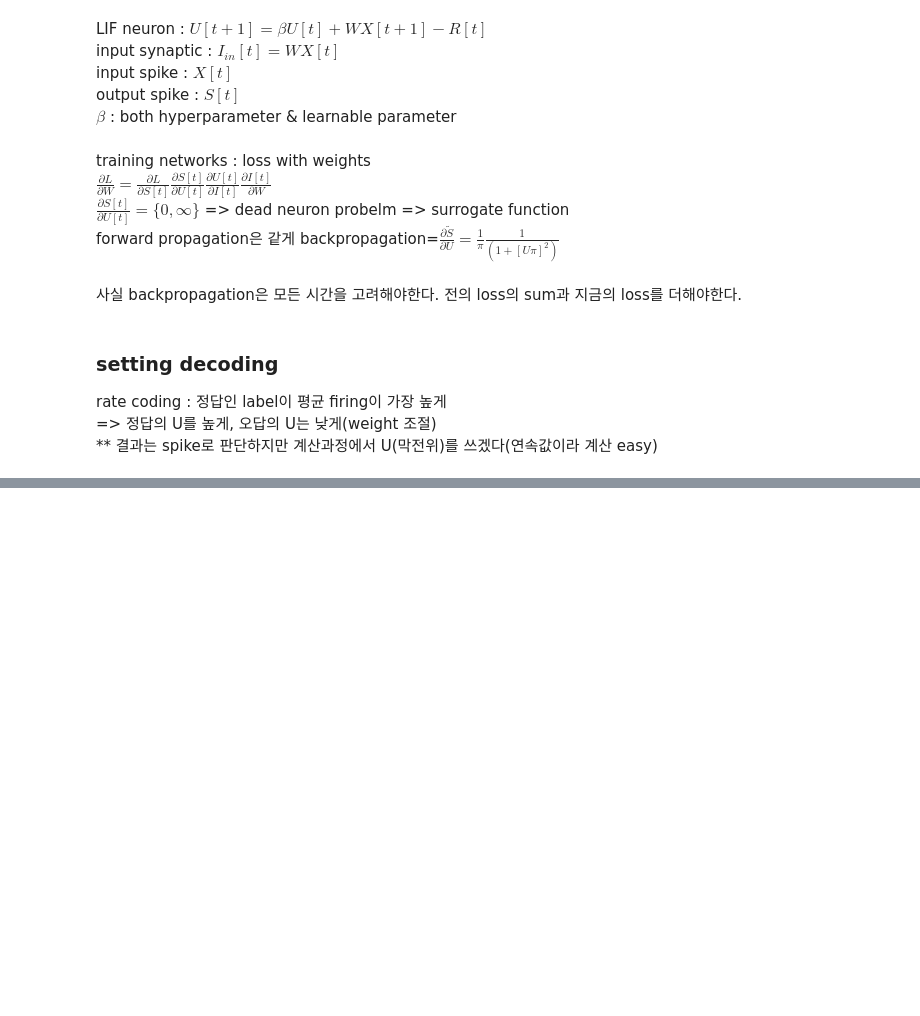
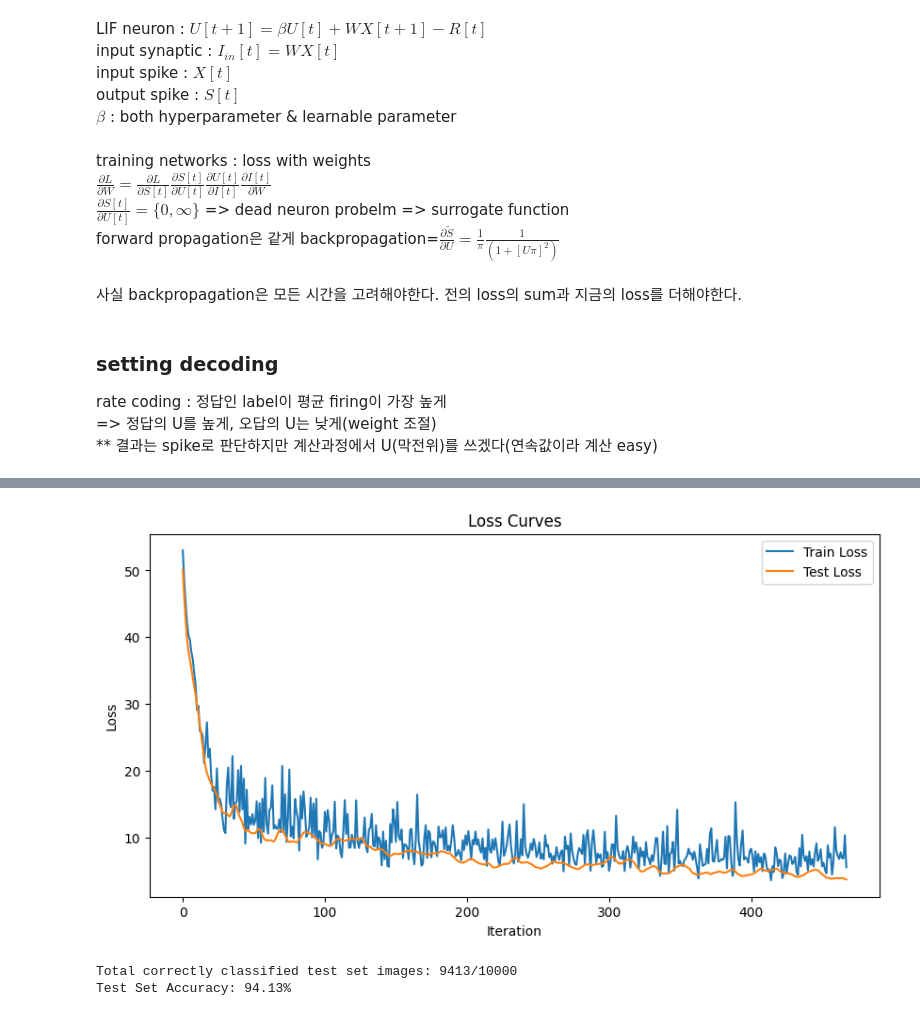
Before and after one commit to JeongminHong615/snntorch_tutorial, a Jupyter notebook: snntorch_tutorial5.ipynb, the cells around one changed output, grey strips where cells are left out. Cells and saved outputs as stored; diff of their text form; code cells hidden in the pictures; blank space fills up the shorter version.

```diff
--- a/snntorch_tutorial5.ipynb
+++ b/snntorch_tutorial5.ipynb
@@ -169,0 +172,3 @@ optimizer = torch.optim.Adam(net.parameters(), lr=5e-4, betas=(0.9, 0.999))
+# %%
+spk_rec, mem_rec = net(data.view(batch_size, -1)) # flatten
+print(mem_rec.size()) # (time_steps, samples, num_outputs)
@@ -169,0 +177,7 @@ optimizer = torch.optim.Adam(net.parameters(), lr=5e-4, betas=(0.9, 0.999))
+# %%
+loss_val = torch.zeros((1), dtype=dtype, device=device)
+
+for step in range(num_steps):
+    loss_val += loss(mem_rec[step], targets)
+
+print(f'Training loss: {loss_val.item():.3f}')
@@ -169,0 +190,17 @@ optimizer = torch.optim.Adam(net.parameters(), lr=5e-4, betas=(0.9, 0.999))
+# %%
+optimizer.zero_grad() # gradient 초기화
+loss_val.backward() # gradient 계산
+optimizer.step() # weight 업데이트
+# %%
+spk_rec, mem_rec = net(data.view(batch_size, -1))
+
+# initialize the total loss value
+loss_val = torch.zeros((1), dtype=dtype, device=device)
+
+# sum loss at every step
+for step in range(num_steps):
+  loss_val += loss(mem_rec[step], targets)
+
+print(f"Training loss: {loss_val.item():.3f}")
+print_batch_accuracy(data, targets, train=True)
+# loss 감소. accuracy 증가
@@ -169,0 +286,38 @@ optimizer = torch.optim.Adam(net.parameters(), lr=5e-4, betas=(0.9, 0.999))
+# %%
+# Plot Loss
+fig = plt.figure(facecolor="w", figsize=(10, 5))
+plt.plot(loss_hist)
+plt.plot(test_loss_hist)
+plt.title("Loss Curves")
+plt.legend(["Train Loss", "Test Loss"])
+plt.xlabel("Iteration")
+plt.ylabel("Loss")
+plt.show()
+# %% [output]
+[figure, added]
+# %%
+total = 0
+correct = 0
+
+# drop_last switched to False to keep all samples
+test_loader = DataLoader(mnist_test, batch_size=batch_size, shuffle=True, drop_last=False)
+
+with torch.no_grad():
+  net.eval()
+  for data, targets in test_loader:
+    data = data.to(device)
+    targets = targets.to(device)
+
+    # forward pass
+    test_spk, _ = net(data.view(data.size(0), -1))
+
+    # calculate total accuracy
+    _, predicted = test_spk.sum(dim=0).max(1)
+    total += targets.size(0)
+    correct += (predicted == targets).sum().item()
+
+print(f"Total correctly classified test set images: {correct}/{total}")
+print(f"Test Set Accuracy: {100 * correct / total:.2f}%")
+# %% [output]
+Total correctly classified test set images: 9413/10000
+Test Set Accuracy: 94.13%
```
Also changed, not shown: parts of 8 cells of this notebook.
